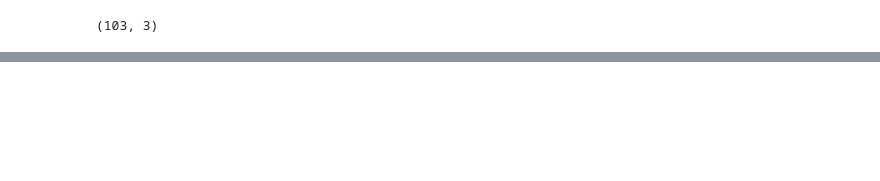
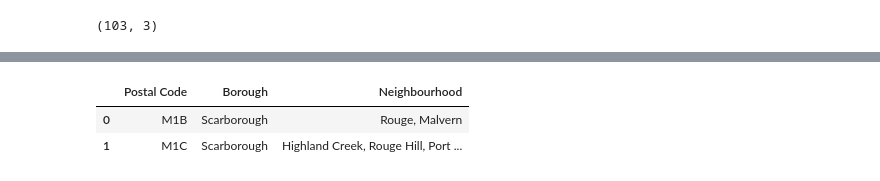
Before and after one commit to Akira1125/Coursera_Applied_Data_Science_1, a Jupyter notebook: Untitled.ipynb, the cells around one changed output, grey strips where cells are left out. Drawn from its saved outputs; the diff is of its cells as text; code cells hidden in the pictures; blank space fills up the shorter version.

```diff
--- a/Untitled.ipynb
+++ b/Untitled.ipynb
@@ -81,0 +158,6 @@ df2.shape
+# %%
+data_without_dupli.head(2)
+# %% [output]
+|  | Postal Code | Borough | Neighbourhood |
+| 0 | M1B | Scarborough | Rouge, Malvern |
+| 1 | M1C | Scarborough | Highland Creek, Rouge Hill, Port ... |
```
Also changed, not shown: parts of 23 cells of this notebook.
